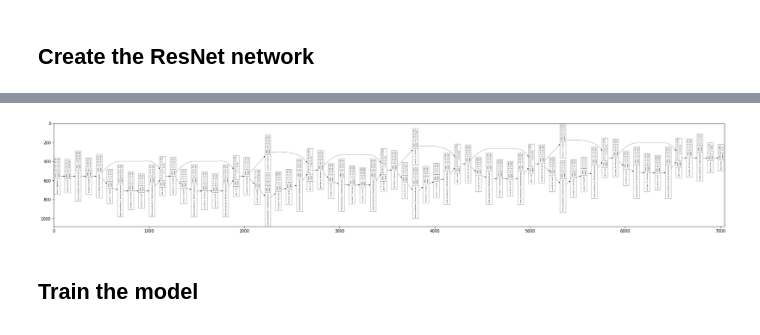
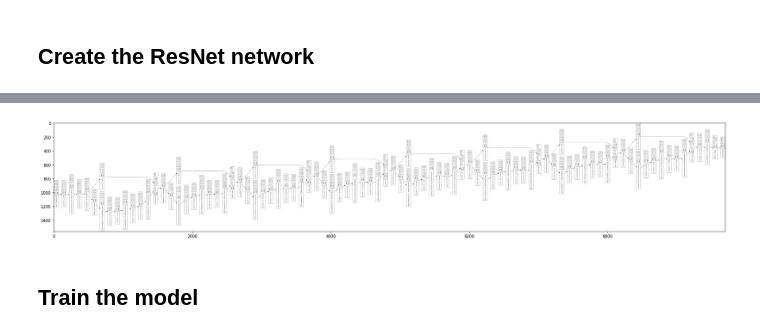
Before and after one commit to fvilmos/ResNet_keras, a Jupyter notebook: resnet.ipynb, the cells around one changed output, grey strips where cells are left out. Drawn from its saved outputs; the diff is of its cells as text; code cells hidden in the pictures.

Commit message:
new model variants

```diff
--- a/resnet.ipynb
+++ b/resnet.ipynb
@@ -56,6 +54,10 @@ nr_shape_color = 6
 stype_lab = ['circle','rectangle', 'triangle']
 scolor_lab = ['Red','Green','Blue','Yellow','Pink', 'Cyan']
 colors = [[255,0,0],[0,255,0],[0,0,255],[255,255,0],[255,0,255],[0,255,255]]
+
+# supported architectures
+RESNET_MODELS = {"RESNET_18":0,"RESNET_34":1,"RESNET_50":2,"RESNET_101":3,"RESNET_152":4}
+BOTTLENECK = False
 # %%
 def toCategorical(val,size):
     '''
@@ -215,7 +217,27 @@ def residual_block(data,kernel_size=(3,3),filter_nr=64, strides=(2,2)):
 
     return out
 
-def res_net(net_shape=(128,128,3), filter_list=[2],block_list=[64], kernel_size=(3,3), strides=(1,1), output=3):
+def residual_bottleneck_block(data,kernel_size=(3,3),filter_nr=64, strides=(1,1)):
+    '''
+    resudual convolutional block, with bottleneck function
+    '''
+    y = residual_conv(data,filter_nr,(1,1),strides,padding="SAME",activation='relu')
+    y = residual_conv(y,filter_nr,(3,3),(1,1),padding="SAME",activation='relu')
+
+    y = residual_conv(y,4*filter_nr,(1,1),(1,1),padding="SAME",activation='')
+
+
+    # use identity shortcuts - if input /output has the same dimensions else downside it
+    if strides[0]!=1:
+        data = keras.layers.Conv2D(filters=4*filter_nr,kernel_size=(1,1), strides=(2,2), padding="SAME")(data)
+    else:
+        data = keras.layers.Conv2D(filters=4*filter_nr,kernel_size=(1,1), strides=(1,1), padding="SAME")(data)
+
+    out = residual_combine(data, y)
+
+    return out
+
+def res_net(net_shape=(128,128,3), filter_list=[2],block_list=[64], kernel_size=(3,3), strides=(1,1), output=3, bottleneck=False):
     '''
     Create the ResNet structure
     '''
@@ -224,14 +246,17 @@ def res_net(net_shape=(128,128,3), filter_list=[2],block_list=[64], kernel_size=
 
     # conv1 layer
     y = residual_conv(data,filter_nr=filter_list[0],kernel_size=(7,7),strides=(2,2))
-    y = keras.layers.MaxPool2D(pool_size=(3,3),strides=(2,2))(y)
+    y = keras.layers.MaxPool2D(pool_size=(3,3),strides=(2,2),padding="SAME")(y)
 
     # create the network, conv2_x...conv5_x layers
     for i in range (len(block_list)):
         for j in range(block_list[i]):
-            y = residual_block(y,filter_nr=filter_list[i], kernel_size=(3,3),strides=(2,2) if j==0 and i!=0 else (1,1))
+            if bottleneck == False:
+                y = residual_block(y,filter_nr=filter_list[i], kernel_size=(3,3),strides=(2,2) if j==0 and i!=0 else (1,1))
+            else:
+                y = residual_bottleneck_block(y,filter_nr=filter_list[i], kernel_size=(3,3),strides=(2,2) if j==0 and i!=0 else (1,1))
 
-    y = keras.layers.AveragePooling2D(pool_size=(2,2), strides=(1,1))(y)
+    y = keras.layers.AveragePooling2D(pool_size=(2,2), strides=(1,1),padding="SAME")(y)
     y = keras.layers.Flatten()(y)
 
     # # output matched to the given classification problem
@@ -244,12 +269,43 @@ def res_net(net_shape=(128,128,3), filter_list=[2],block_list=[64], kernel_size=
     return model
 
 
-# ResNet18 configuration, see detial in the paper
-# hols 4x2 residual_blocks, with 2x increasing filters, beginning from 64
-block_list = [2,2,2,2]
+
+SELECTED_ARCHITECTURE = 5 # use custom instead RESNET_MODELS['RESNET_18']
+
 filter_list = [64,128,256,512]
 
-model = res_net(net_shape=(w,h,img_channels),filter_list=filter_list, block_list=block_list)
+if SELECTED_ARCHITECTURE == 0:
+    # ResNet18 configuration, see detials in the paper
+    block_list = [2,2,2,2]
+
+if SELECTED_ARCHITECTURE == 1:
+    # ResNet34 configuration, see detials in the paper
+    block_list = [3,4,6,3]
+
+if SELECTED_ARCHITECTURE == 2:
+    # ResNet50 configuration, see detials in the paper
+    block_list = [3,4,6,3]
+    BOTTLENECK = True
+
+if SELECTED_ARCHITECTURE == 3:
+    # ResNet101 configuration, see detials in the paper
+    block_list = [3,4,23,3]
+    BOTTLENECK = True
+
+if SELECTED_ARCHITECTURE == 4:
+    # ResNet101 configuration, see detials in the paper
+    block_list = [3,4,36,3]
+    BOTTLENECK = True
+
+else:
+    # define a custom model
+    block_list = [2,2,2,2]
+    filter_list = [32,32,32,32]
+    BOTTLENECK = True
+
+
+# create the model
+model = res_net(net_shape=(w,h,img_channels),filter_list=filter_list, block_list=block_list,bottleneck=BOTTLENECK)
 model.compile(keras.optimizers.Adam(1e-4),loss = keras.losses.CategoricalCrossentropy(), metrics=['mse','acc'])
 
 img = plt.imread('./info/ResNet_model.png')
@@ -278,6 +334,6 @@ Non-trainable params: 7,808
 __________________________________________________________________________________________________
 None
-[figure, old version]
+[figure, new version]
 # %% [markdown]
 ## Train the model
 # %%
```
Also changed, not shown: parts of 8 cells of this notebook, 4 other files.
